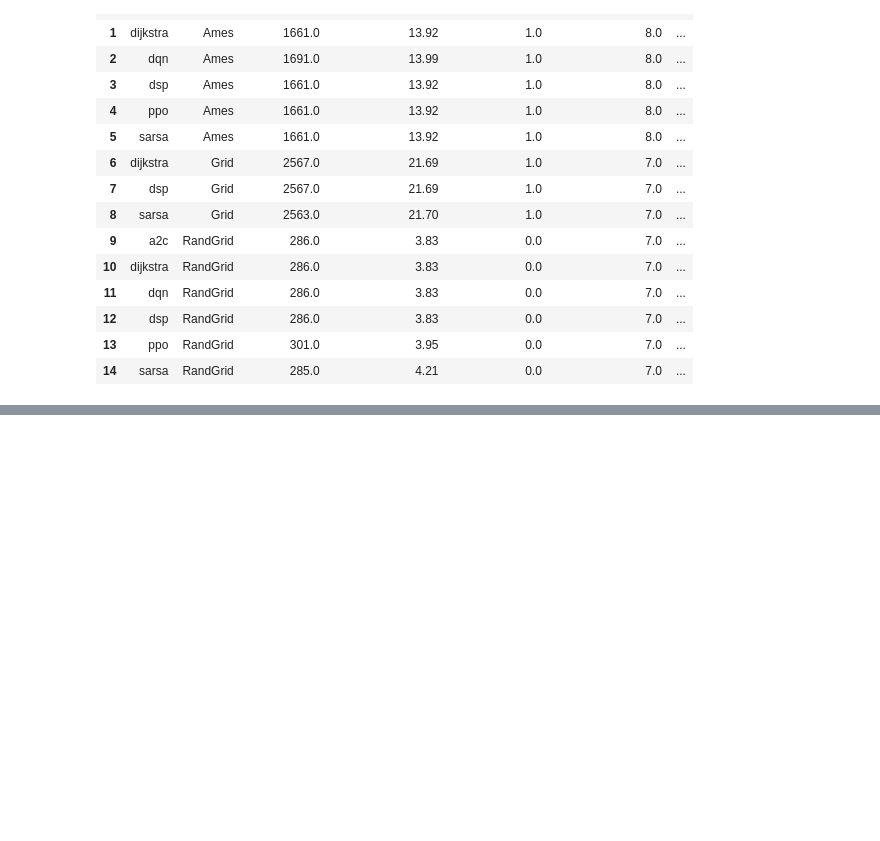
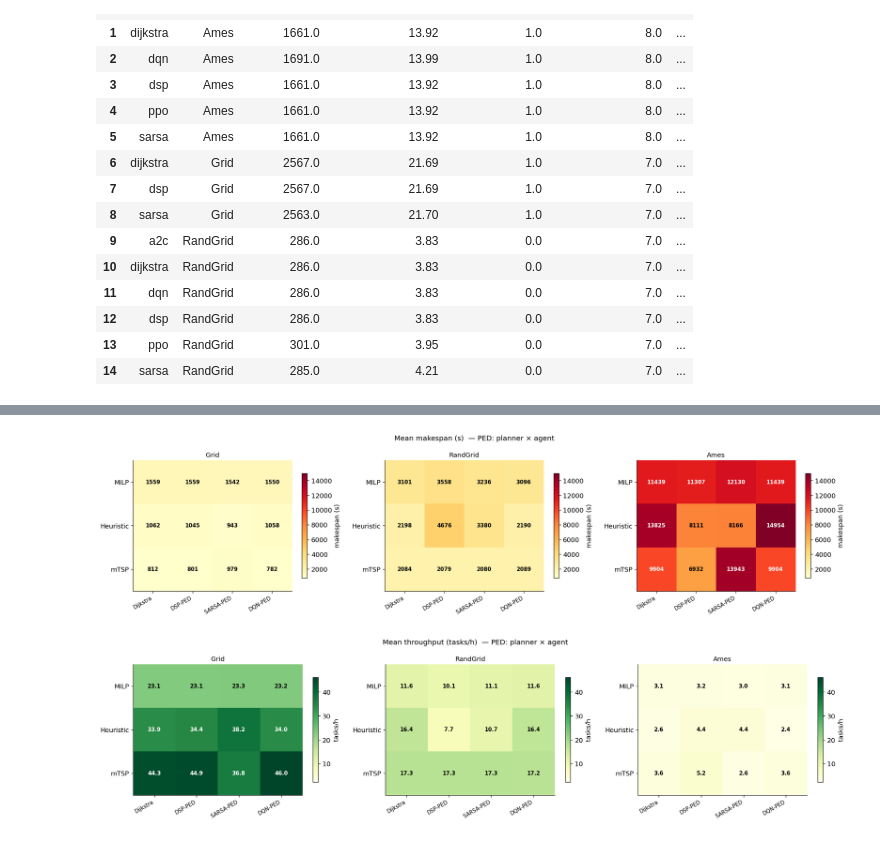
Before and after one commit to shinobi-wolf/FleetNav, a Jupyter notebook: notebooks/ta_evrp_sweep_analysis.ipynb, the cells around one changed output, grey strips where cells are left out. Saved outputs shown, nothing was run; the diff lists cells and outputs as text; code cells hidden in the pictures; blank space fills up the shorter version.

```diff
--- a/notebooks/ta_evrp_sweep_analysis.ipynb
+++ b/notebooks/ta_evrp_sweep_analysis.ipynb
@@ -827,0 +1010,43 @@ if not td_df.empty:
+# %%
+# ── PED: heatmaps — makespan and throughput, planner × agent (per network) ────
+if not ped_df.empty and PED_AGENT_ORDER:
+    ped_planners_h = [p for p in PLANNER_ORDER if p in ped_df['planner'].unique()]
+
+    for metric, cmap, label, title in [
+        ('makespan_s',             'YlOrRd', 'makespan (s)', 'Mean makespan (s)  — PED'),
+        ('throughput_tasks_per_h', 'YlGn',   'tasks/h',      'Mean throughput (tasks/h)  — PED'),
+    ]:
+        fig, axes = plt.subplots(1, len(PED_NET_ORDER), figsize=(6 * len(PED_NET_ORDER), 4.5), squeeze=False)
+        fig.suptitle(f'{title}: planner × agent', fontsize=12)
+
+        valid = ped_df[ped_df[metric] > 0][metric].values
+        vmin, vmax = (valid.min(), valid.max()) if len(valid) else (0, 1)
+
+        for ax, net in zip(axes[0], PED_NET_ORDER):
+            sub = (ped_df[ped_df['network'] == net]
+                   .groupby(['planner', 'agent'])[metric].mean()
+                   .unstack('agent')
+                   .reindex(index=ped_planners_h, columns=PED_AGENT_ORDER))
+            vals = sub.values.astype(float)
+            im = ax.imshow(vals, aspect='auto', cmap=cmap, vmin=vmin, vmax=vmax)
+            ax.set_xticks(range(len(PED_AGENT_ORDER)))
+            ax.set_xticklabels([PED_AGENT_LABELS.get(a, a) for a in PED_AGENT_ORDER],
+                               rotation=30, ha='right', fontsize=9)
+            ax.set_yticks(range(len(ped_planners_h)))
+            ax.set_yticklabels(ped_planners_h)
+            ax.set_title(net, fontsize=11)
+            for i in range(len(ped_planners_h)):
+                for j in range(len(PED_AGENT_ORDER)):
+                    v = vals[i, j]
+                    if not np.isnan(v):
+                        brightness = (v - vmin) / (vmax - vmin + 1e-9)
+                        fmt = f'{v:.0f}' if metric == 'makespan_s' else f'{v:.1f}'
+                        ax.text(j, i, fmt, ha='center', va='center', fontsize=9,
+                                color='white' if brightness > 0.6 else 'black', fontweight='bold')
+            plt.colorbar(im, ax=ax, shrink=0.8, label=label)
+
+        fig.tight_layout()
+        plt.show()
+# %% [output]
+[figure, added]
+[figure, added]
```
Also changed, not shown: parts of 6 cells of this notebook, 10 other files.
